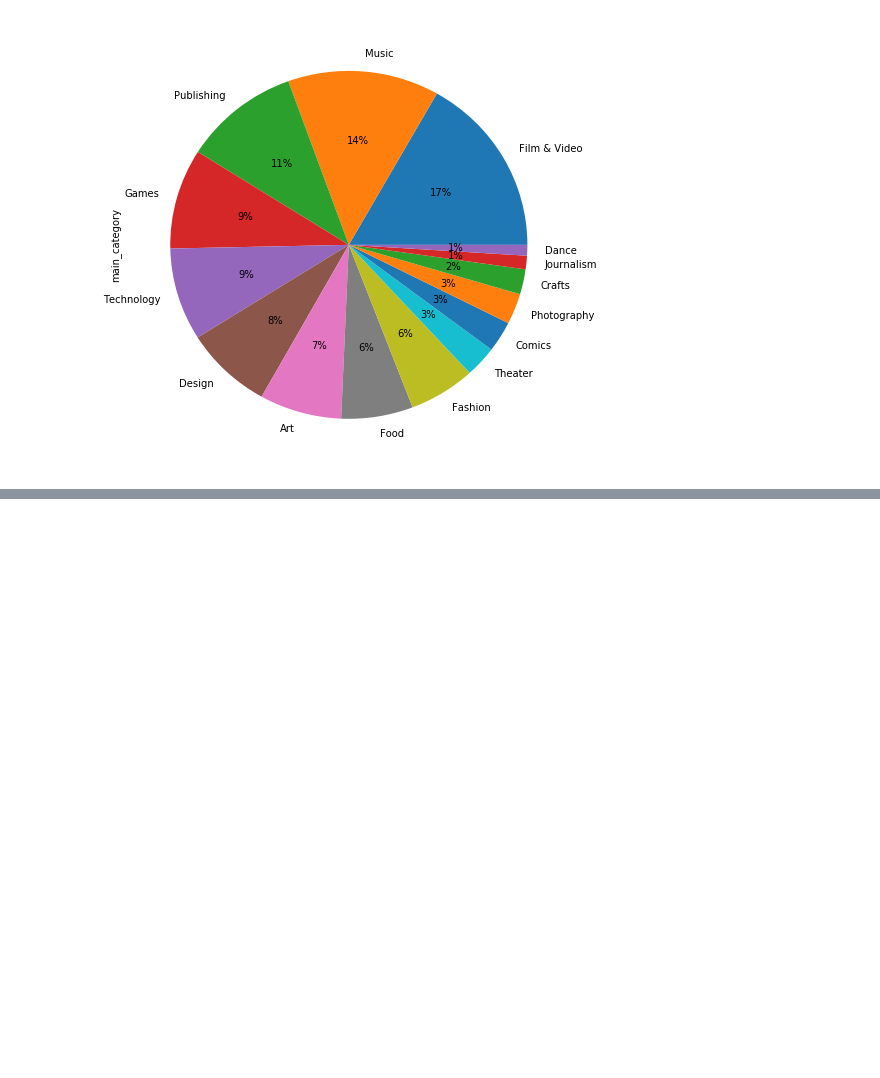
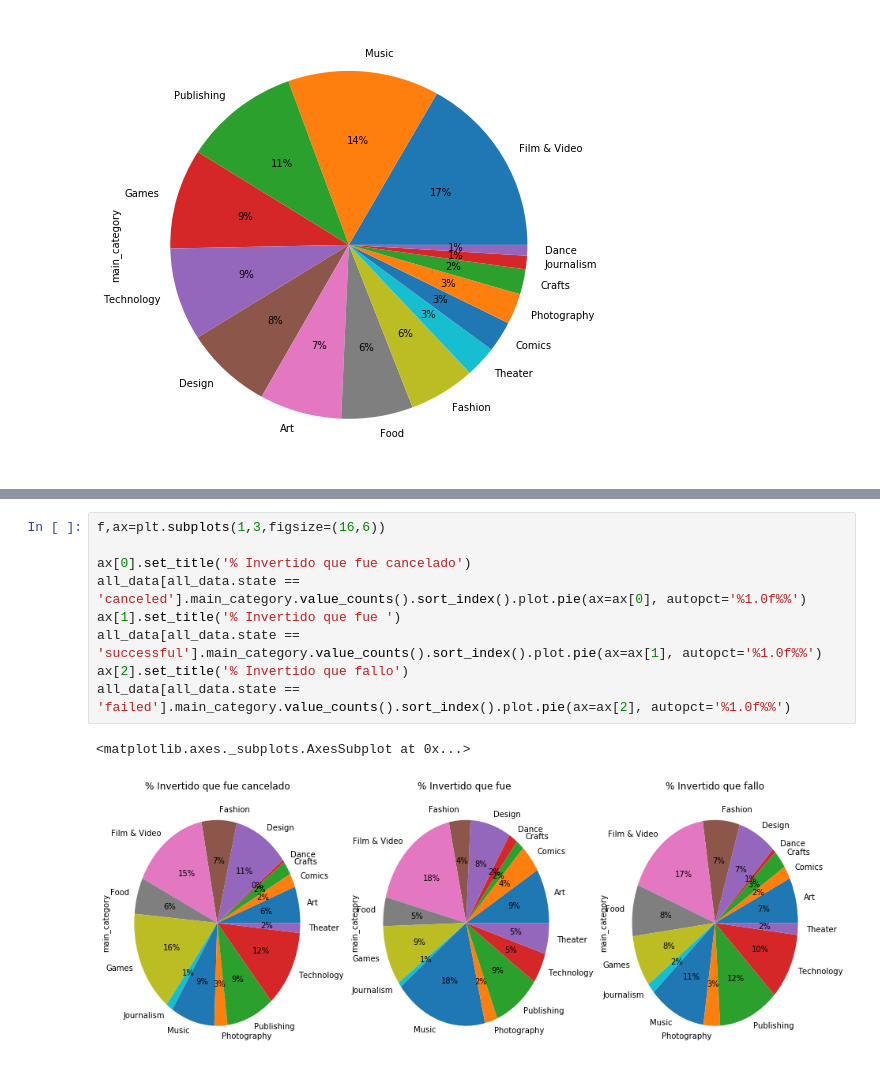
Before and after one commit to fedehenzenn/ml-grupohpz, a Jupyter notebook: tp1_exploration.ipynb, the cells around one changed output, grey strips where cells are left out. Saved outputs shown, nothing was run; the diff lists cells and outputs as text; blank space fills up the shorter version.

```diff
--- a/tp1_exploration.ipynb
+++ b/tp1_exploration.ipynb
@@ -96,0 +105,12 @@ all_data.main_category.value_counts().plot.pie(autopct='%1.0f%%', figsize=(8,8))
+# %%
+f,ax=plt.subplots(1,3,figsize=(16,6))
+
+ax[0].set_title('% Invertido que fue cancelado')
+all_data[all_data.state == 'canceled'].main_category.value_counts().sort_index().plot.pie(ax=ax[0], autopct='%1.0f%%')
+ax[1].set_title('% Invertido que fue ')
+all_data[all_data.state == 'successful'].main_category.value_counts().sort_index().plot.pie(ax=ax[1], autopct='%1.0f%%')
+ax[2].set_title('% Invertido que fallo')
+all_data[all_data.state == 'failed'].main_category.value_counts().sort_index().plot.pie(ax=ax[2], autopct='%1.0f%%')
+# %% [output]
+<matplotlib.axes._subplots.AxesSubplot at 0x...>
+[figure, added]
```
Also changed, not shown: parts of 2 cells of this notebook.
